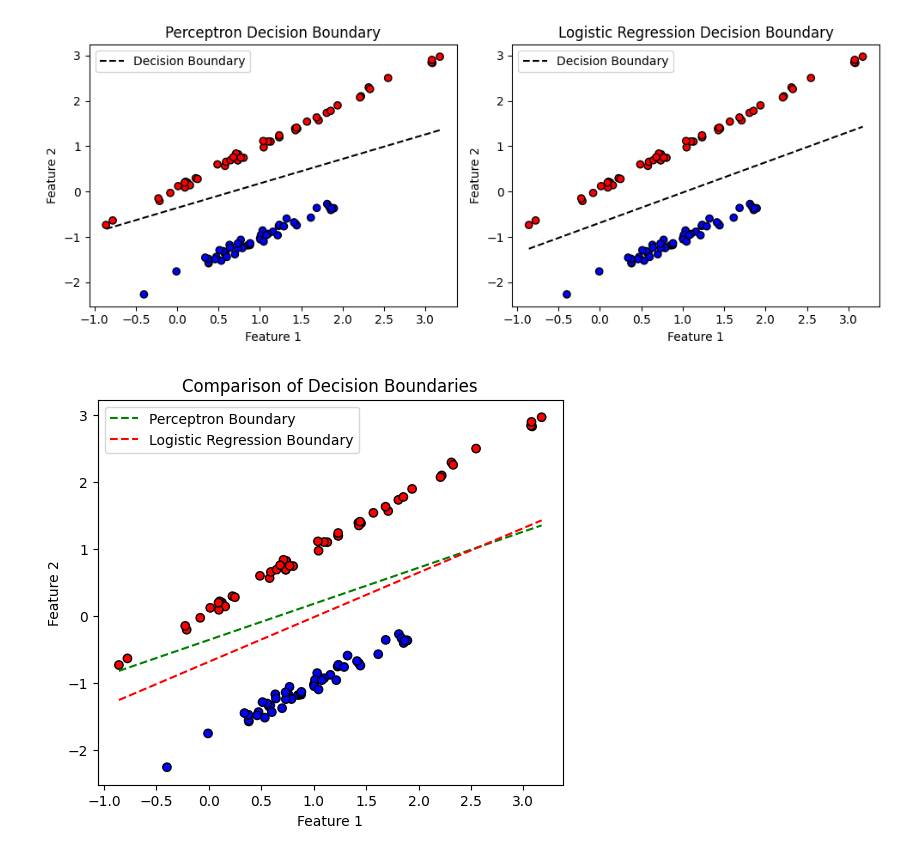
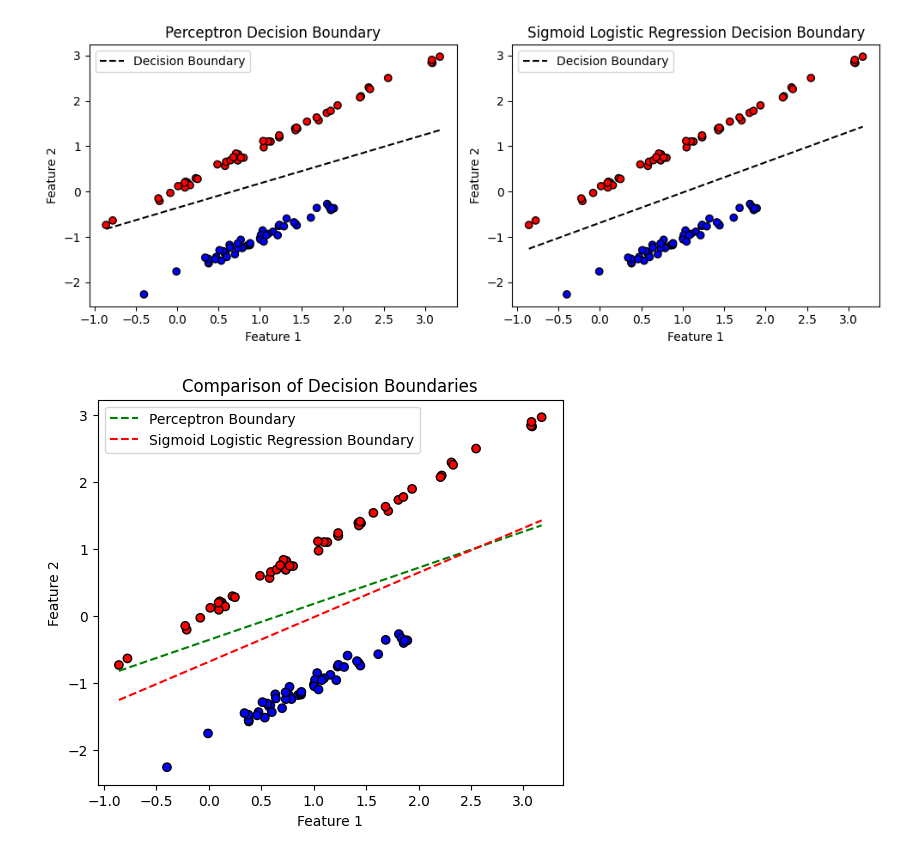
Before and after one commit to Ehtisham1053/Classification-ML-algorithms, a Jupyter notebook: Sigmoid_function.ipynb, the cells around one changed output. Drawn from its saved outputs; the diff is of its cells as text; code cells hidden in the pictures.

```diff
--- a/Sigmoid_function.ipynb
+++ b/Sigmoid_function.ipynb
@@ -83,45 +83,44 @@ def plot_decision_boundaries(X, y, model1, model2, title1, title2):
     for ax, model, title in zip(axes, [model1, model2], [title1, title2]):
         ax.scatter(X[:, 0], X[:, 1], c=y, cmap='bwr', edgecolors='k')
 
-        # Decision boundary
+
         x_values = np.linspace(X[:, 0].min(), X[:, 0].max(), 100)
         y_values = -(model.weights[0] * x_values + model.bias) / model.weights[1]
         ax.plot(x_values, y_values, 'k--', label='Decision Boundary')
 
         ax.set_xlabel('Feature 1')
         ax.set_ylabel('Feature 2')
         ax.legend()
         ax.set_title(title)
 
     plt.tight_layout()
     plt.show()
 
 def plot_combined_decision_boundary(X, y, model1, model2):
     plt.figure(figsize=(6, 5))
     plt.scatter(X[:, 0], X[:, 1], c=y, cmap='bwr', edgecolors='k')
 
     x_values = np.linspace(X[:, 0].min(), X[:, 0].max(), 100)
 
-    # Perceptron Decision Boundary
     y_values1 = -(model1.weights[0] * x_values + model1.bias) / model1.weights[1]
     plt.plot(x_values, y_values1, 'g--', label='Perceptron Boundary')
 
-    # Logistic Regression Decision Boundary
+
     y_values2 = -(model2.weights[0] * x_values + model2.bias) / model2.weights[1]
-    plt.plot(x_values, y_values2, 'r--', label='Logistic Regression Boundary')
+    plt.plot(x_values, y_values2, 'r--', label='Sigmoid Logistic Regression Boundary')
 
     plt.xlabel('Feature 1')
     plt.ylabel('Feature 2')
     plt.legend()
     plt.title('Comparison of Decision Boundaries')
     plt.show()
 
 
-plot_decision_boundaries(X, y, perceptron, log_reg, "Perceptron Decision Boundary", "Logistic Regression Decision Boundary")
+plot_decision_boundaries(X, y, perceptron, log_reg, "Perceptron Decision Boundary", "Sigmoid Logistic Regression Decision Boundary")
 plot_combined_decision_boundary(X, y, perceptron, log_reg)
 # %% [output]
-[figure, old version]
+[figure, new version]
-[figure, old version]
+[figure, new version]
 # %% [markdown]
 ![image.png](embedded-picture-1)
 # %% [markdown]
```
